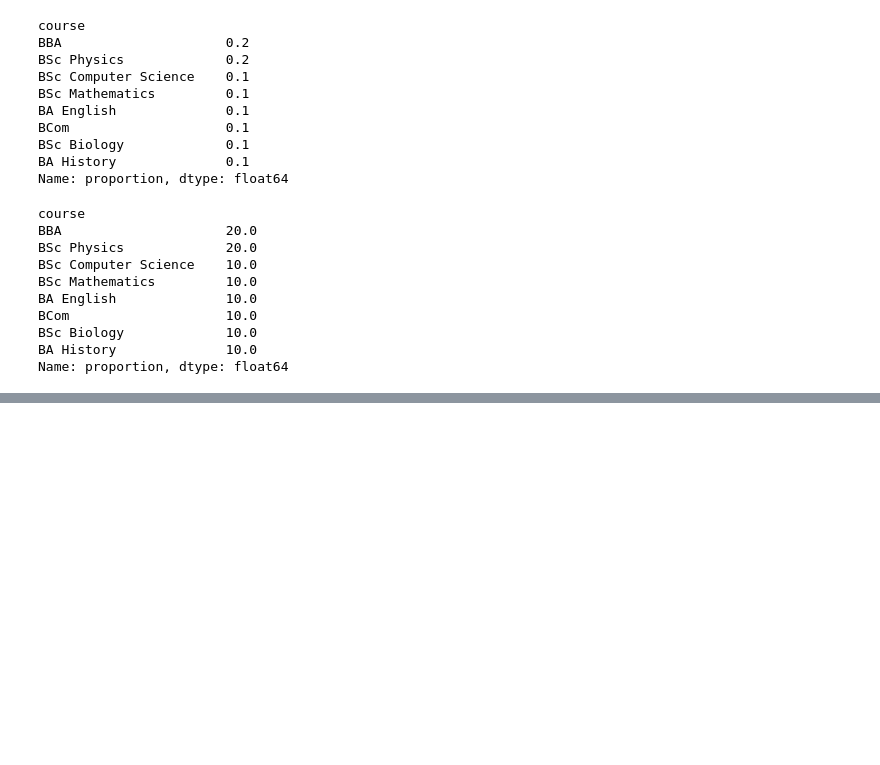
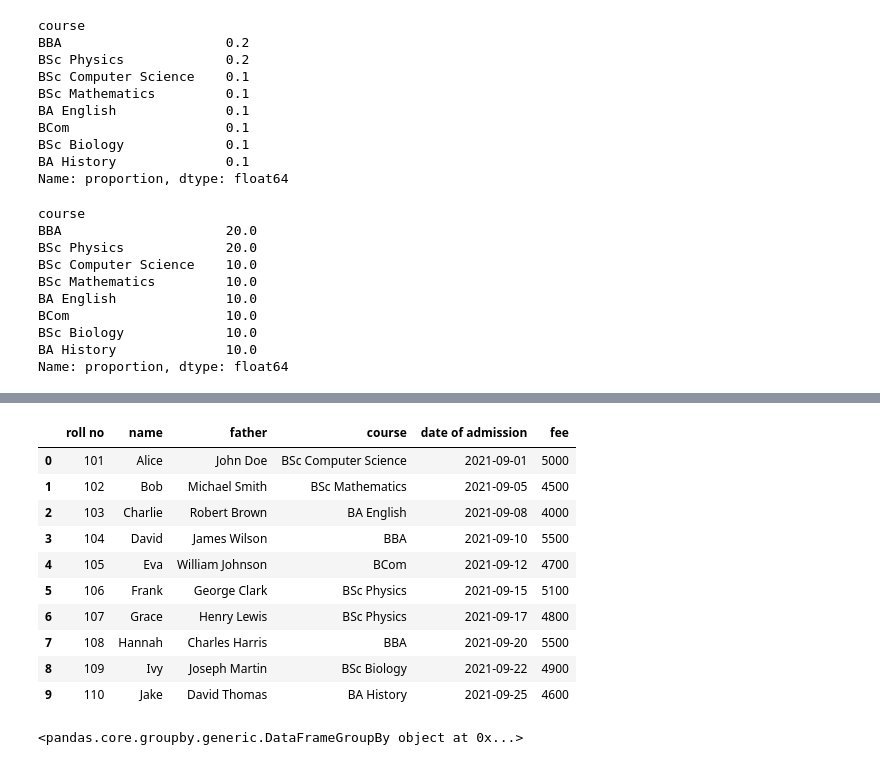
Before and after one commit to Fatima-naeem66744/batch-62, a Jupyter notebook: learn_python/python-lectures/class19.ipynb, the cells around one changed output, grey strips where cells are left out. Drawn from its saved outputs; the diff is of its cells as text; code cells hidden in the pictures; blank space fills up the shorter version.

```diff
--- a/learn_python/python-lectures/class19.ipynb
+++ b/learn_python/python-lectures/class19.ipynb
@@ -156,0 +503,18 @@ Name: proportion, dtype: float64
+# %%
+student_df
+# %% [output]
+|  | roll no | name | father | course | date of admission | fee |
+| 0 | 101 | Alice | John Doe | BSc Computer Science | 2021-09-01 | 5000 |
+| 1 | 102 | Bob | Michael Smith | BSc Mathematics | 2021-09-05 | 4500 |
+| 2 | 103 | Charlie | Robert Brown | BA English | 2021-09-08 | 4000 |
+| 3 | 104 | David | James Wilson | BBA | 2021-09-10 | 5500 |
+| 4 | 105 | Eva | William Johnson | BCom | 2021-09-12 | 4700 |
+| 5 | 106 | Frank | George Clark | BSc Physics | 2021-09-15 | 5100 |
+| 6 | 107 | Grace | Henry Lewis | BSc Physics | 2021-09-17 | 4800 |
+| 7 | 108 | Hannah | Charles Harris | BBA | 2021-09-20 | 5500 |
+| 8 | 109 | Ivy | Joseph Martin | BSc Biology | 2021-09-22 | 4900 |
+| 9 | 110 | Jake | David Thomas | BA History | 2021-09-25 | 4600 |
+# %%
+student_df.groupby(['course'])
+# %% [output]
+<pandas.core.groupby.generic.DataFrameGroupBy object at 0x...>
```
Also changed, not shown: parts of 43 cells of this notebook, 1 other file.
